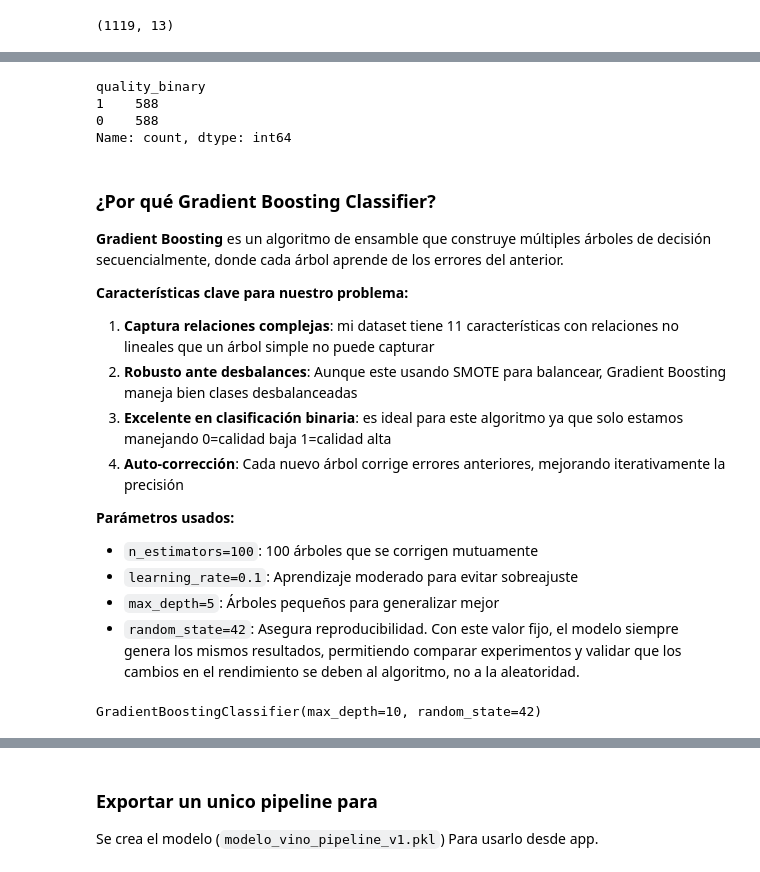
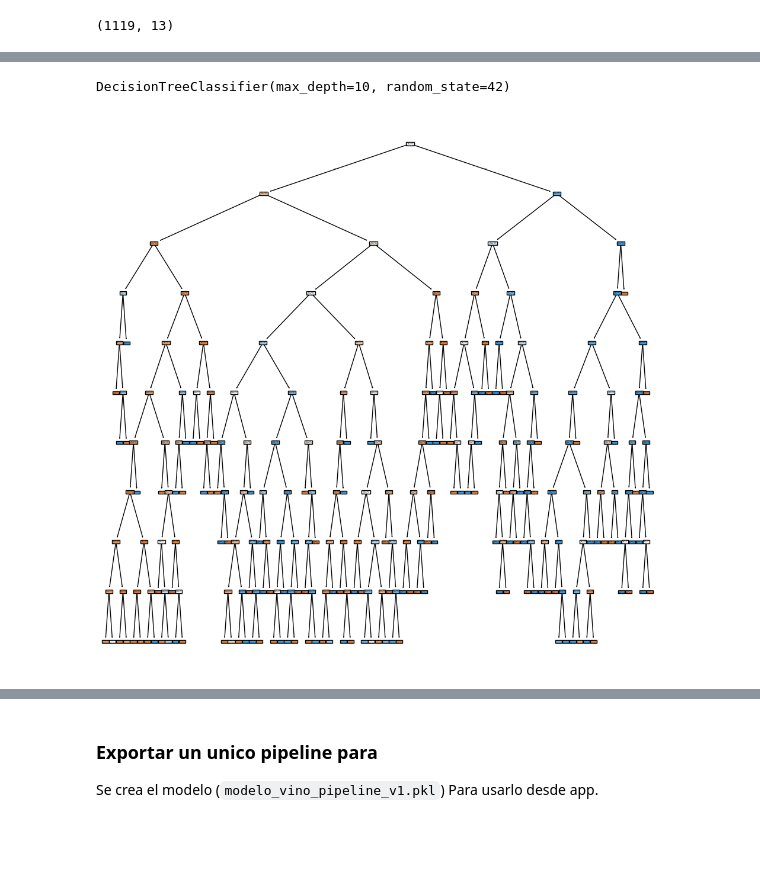
Before and after one commit to leocarlos10/practica-modelo, a Jupyter notebook: practica-modelo.ipynb, the cells around one changed output, grey strips where cells are left out. Drawn from its saved outputs; the diff is of its cells as text; code cells hidden in the pictures; blank space fills up the shorter version.

```diff
--- a/practica-modelo.ipynb
+++ b/practica-modelo.ipynb
@@ -194,35 +222,20 @@ x_train_balanced, y_train_balanced = smote.fit_resample(x_train, y_train)
-# %%
-y_train_balanced.value_counts()
-# %% [output]
-quality_binary
-1    588
-0    588
-Name: count, dtype: int64
 # %%
 x_test = test[['fixed acidity', 'volatile acidity', 'citric acid', 'residual sugar', 'chlorides', 'free sulfur dioxide', 'total sulfur dioxide', 'density', 'pH', 'sulphates', 'alcohol']]
 y_test = test['quality_binary']
-# %% [markdown]
-### ¿Por qué Gradient Boosting Classifier?
-
-**Gradient Boosting** es un algoritmo de ensamble que construye múltiples árboles de decisión secuencialmente, donde cada árbol aprende de los errores del anterior.
-
-**Características clave para nuestro problema:**
-
-1. **Captura relaciones complejas**: mi dataset tiene 11 características con relaciones no lineales que un árbol simple no puede capturar
-2. **Robusto ante desbalances**: Aunque este usando SMOTE para balancear, Gradient Boosting maneja bien clases desbalanceadas
-3. **Excelente en clasificación binaria**: es ideal para este algoritmo ya que solo estamos manejando 0=calidad baja 1=calidad alta
-4. **Auto-corrección**: Cada nuevo árbol corrige errores anteriores, mejorando iterativamente la precisión
-
-**Parámetros usados:**
-- `n_estimators=100`: 100 árboles que se corrigen mutuamente
-- `learning_rate=0.1`: Aprendizaje moderado para evitar sobreajuste
-- `max_depth=5`: Árboles pequeños para generalizar mejor
-- `random_state=42`: Asegura reproducibilidad. Con este valor fijo, el modelo siempre genera los mismos resultados, permitiendo comparar experimentos y validar que los cambios en el rendimiento se deben al algoritmo, no a la aleatoridad.
 # %%
-model = GradientBoostingClassifier(n_estimators=100, max_depth=10,random_state=42)
-model.fit(x_train_balanced, y_train_balanced)
+
+model = DecisionTreeClassifier(max_depth=10, random_state=42)
+model.fit(x_train, y_train)
 # %% [output]
-GradientBoostingClassifier(max_depth=10, random_state=42)
+DecisionTreeClassifier(max_depth=10, random_state=42)
+# %%
+import matplotlib.pyplot as plt
+from sklearn import tree
+plt.figure(figsize=(12, 12))
+tree.plot_tree(model, filled=True)
+plt.show()
+# %% [output]
+[figure, added]
 # %%
 y_pred = model.predict(x_test)
 y_pred
```
Also changed, not shown: parts of 15 cells of this notebook, 1 other file.
